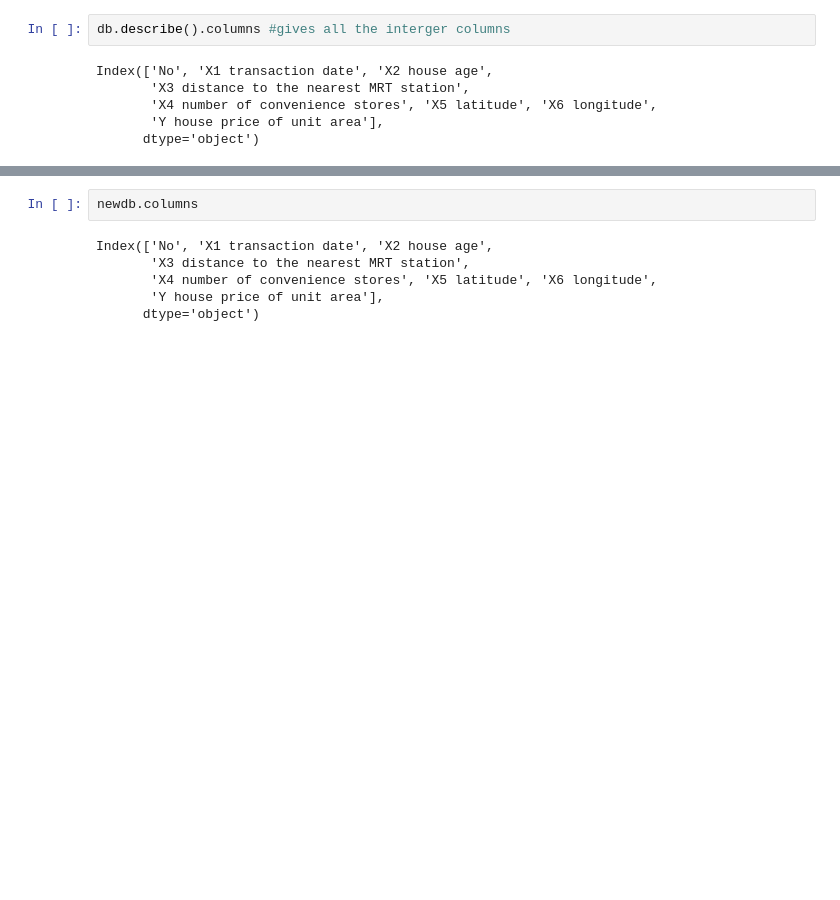
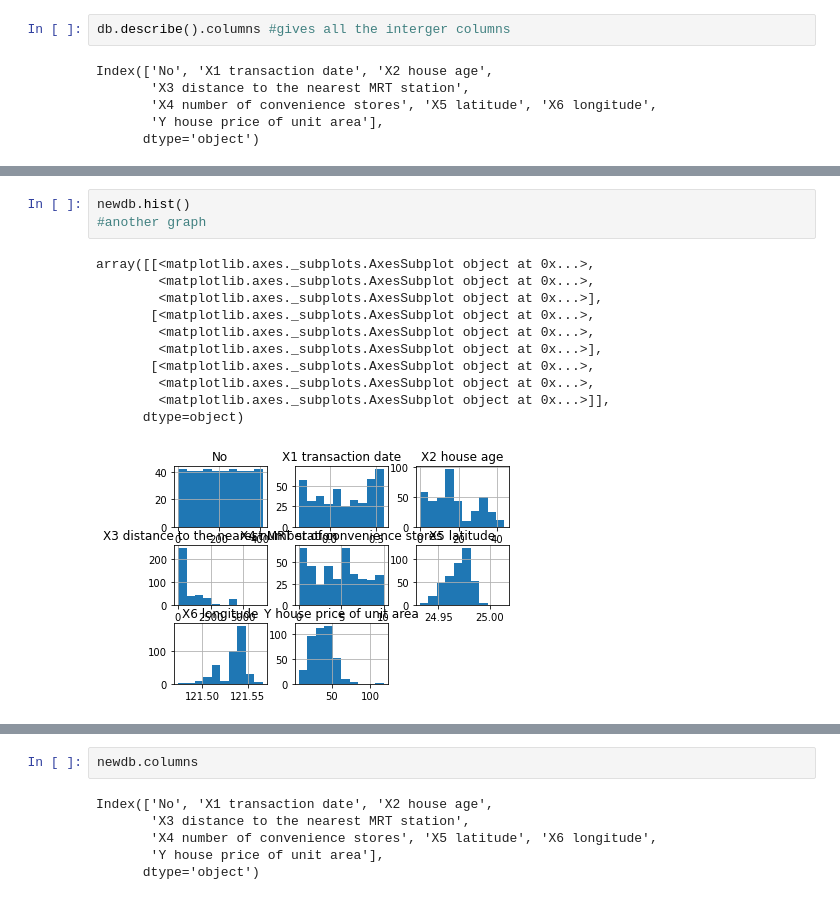
Before and after one commit to surya8barca/DWM_mini_project, a Jupyter notebook: Linear regression/linear_reg.ipynb, the cells around one changed output, grey strips where cells are left out. Drawn from its saved outputs; the diff is of its cells as text; blank space fills up the shorter version.

```diff
--- a/Linear regression/linear_reg.ipynb
+++ b/Linear regression/linear_reg.ipynb
@@ -47,0 +53,15 @@ sns.pairplot(newdb)
+# %%
+newdb.hist()
+#another graph
+# %% [output]
+array([[<matplotlib.axes._subplots.AxesSubplot object at 0x...>,
+        <matplotlib.axes._subplots.AxesSubplot object at 0x...>,
+        <matplotlib.axes._subplots.AxesSubplot object at 0x...>],
+       [<matplotlib.axes._subplots.AxesSubplot object at 0x...>,
+        <matplotlib.axes._subplots.AxesSubplot object at 0x...>,
+        <matplotlib.axes._subplots.AxesSubplot object at 0x...>],
+       [<matplotlib.axes._subplots.AxesSubplot object at 0x...>,
+        <matplotlib.axes._subplots.AxesSubplot object at 0x...>,
+        <matplotlib.axes._subplots.AxesSubplot object at 0x...>]],
+      dtype=object)
+[figure, added]
```
Also changed, not shown: parts of 18 cells of this notebook, 2 other files.
